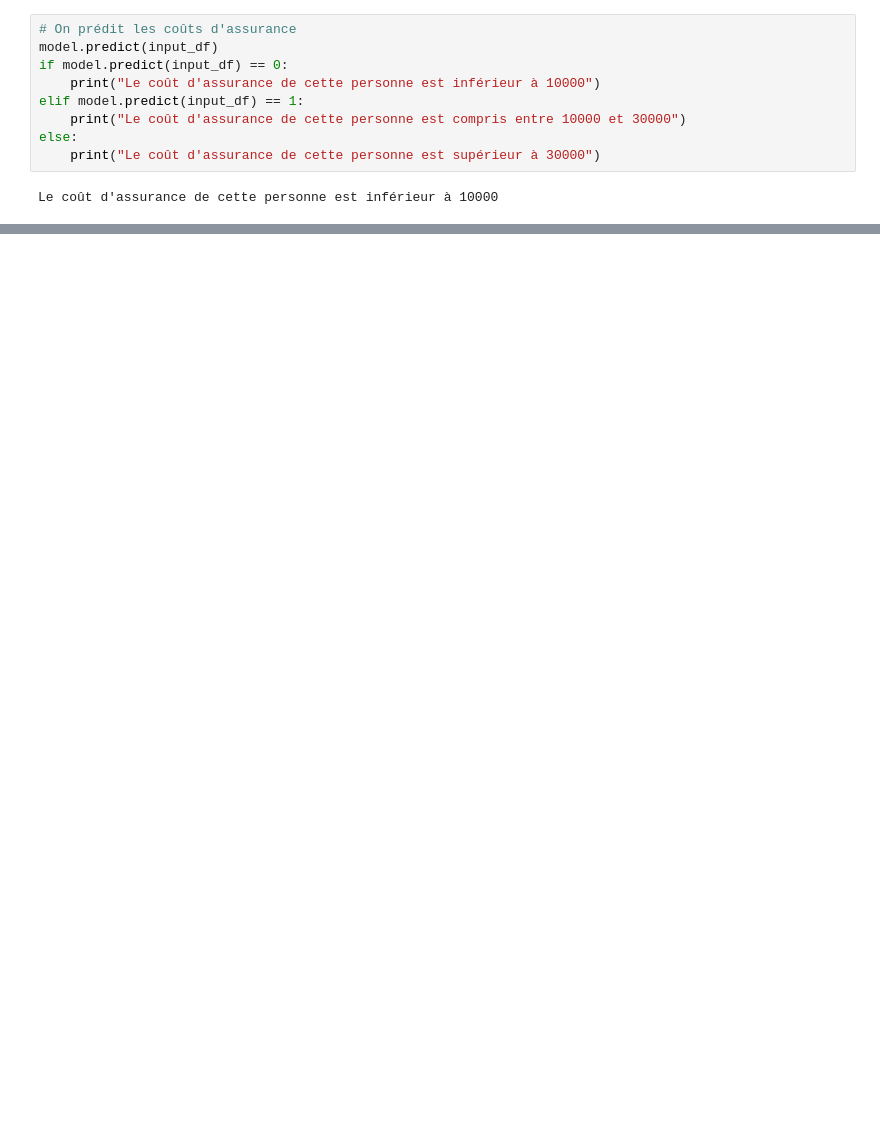
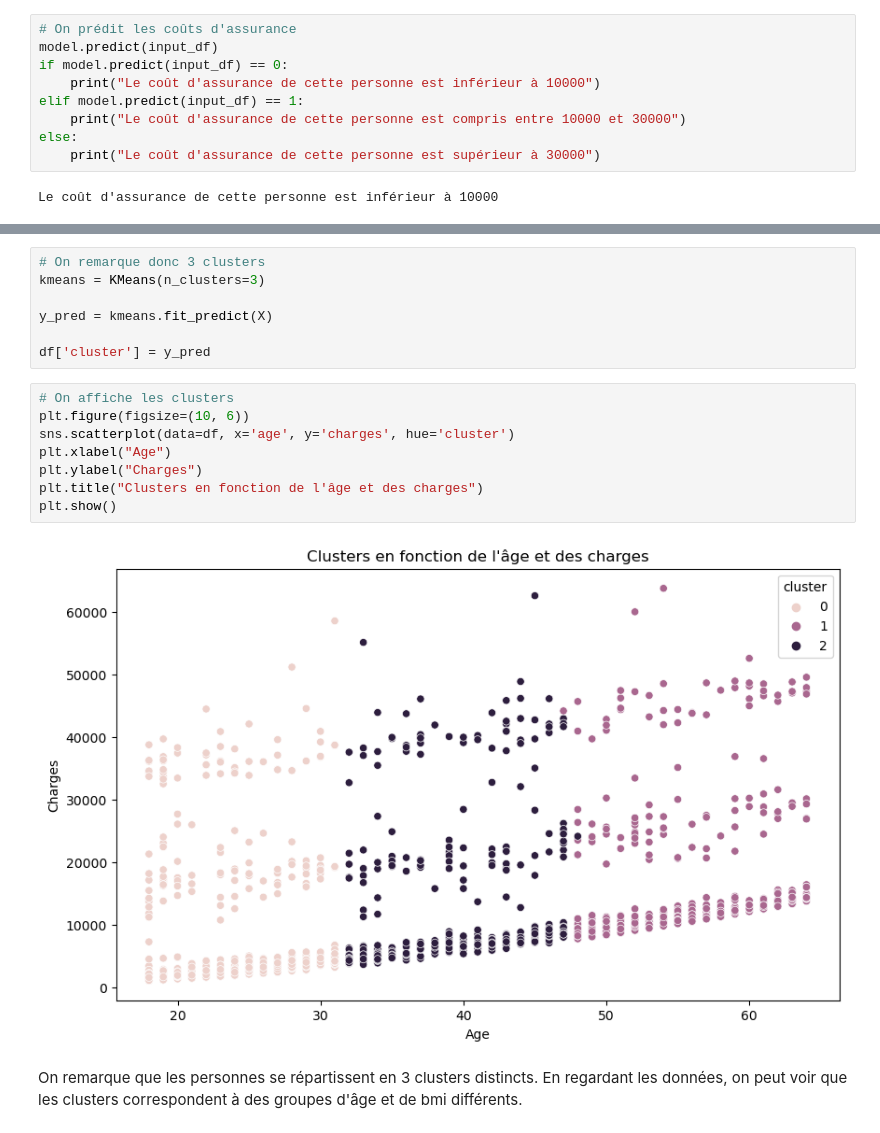
Before and after one commit to sacha-sz/SY09-Projet, a Jupyter notebook: clustering.ipynb, the cells around one changed output, grey strips where cells are left out. Drawn from its saved outputs; the diff is of its cells as text; blank space fills up the shorter version.

```diff
--- a/clustering.ipynb
+++ b/clustering.ipynb
@@ -256,0 +284,19 @@ Le coût d'assurance de cette personne est inférieur à 10000
+# %%
+# On remarque donc 3 clusters
+kmeans = KMeans(n_clusters=3)
+
+y_pred = kmeans.fit_predict(X)
+
+df['cluster'] = y_pred
+# %%
+# On affiche les clusters
+plt.figure(figsize=(10, 6))
+sns.scatterplot(data=df, x='age', y='charges', hue='cluster')
+plt.xlabel("Age")
+plt.ylabel("Charges")
+plt.title("Clusters en fonction de l'âge et des charges")
+plt.show()
+# %% [output]
+[figure, added]
+# %% [markdown]
+On remarque que les personnes se répartissent en 3 clusters distincts. En regardant les données, on peut voir que les clusters correspondent à des groupes d'âge et de bmi différents.
```
Also changed, not shown: parts of 20 cells of this notebook.
